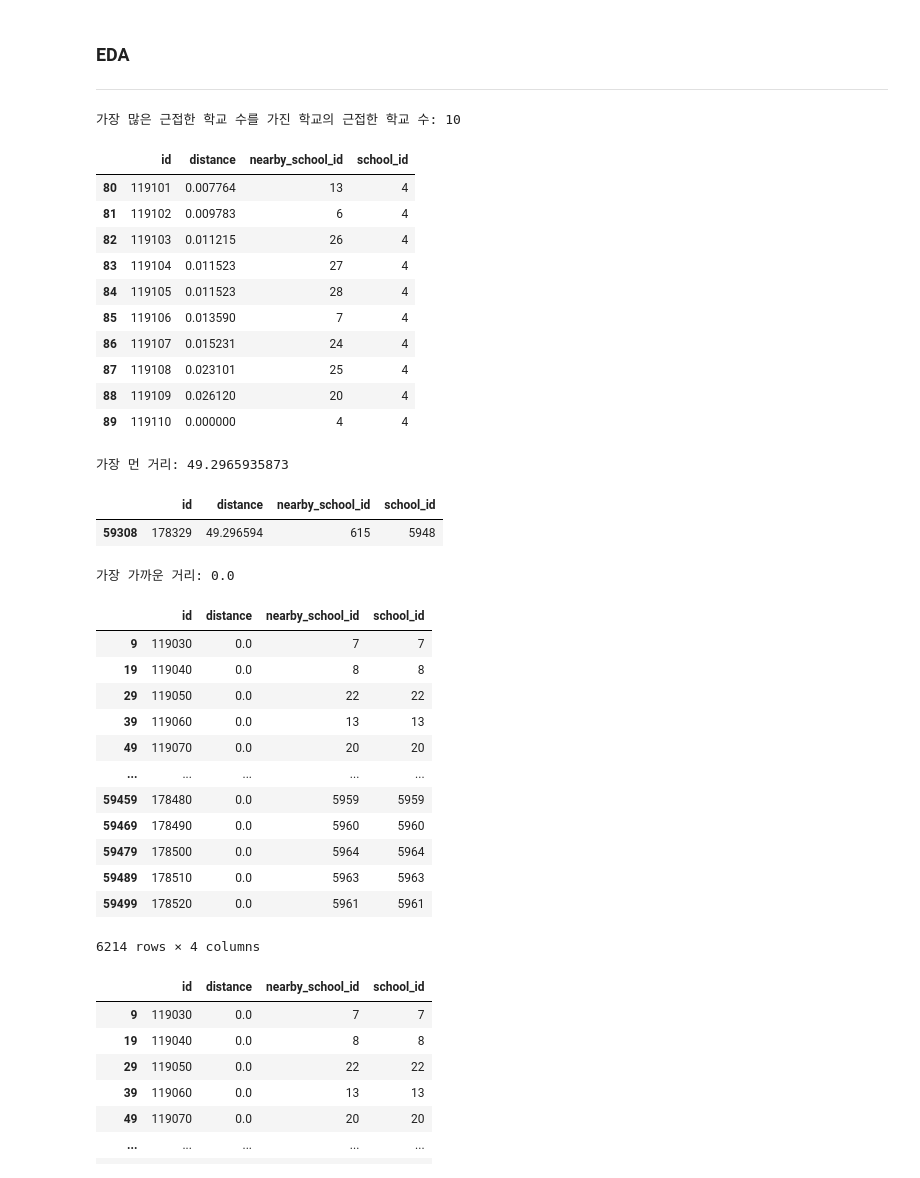
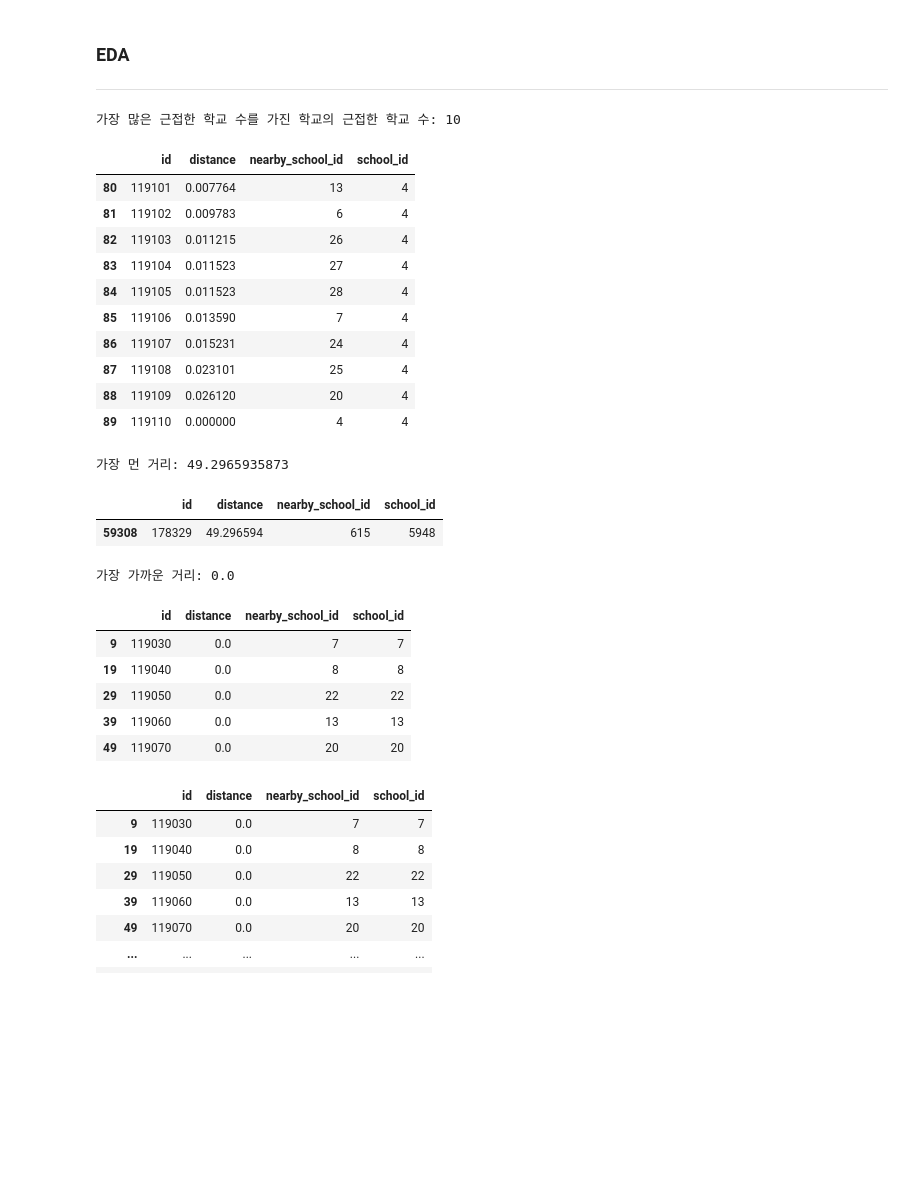
Before and after one commit to seung127/codeit_project, a Jupyter notebook: codeit-project-docker/사전작업_진행중.ipynb, the cells around one changed output. Cells and saved outputs as stored; diff of their text form; code cells hidden in the pictures; blank space fills up the shorter version.

```diff
--- a/codeit-project-docker/사전작업_진행중.ipynb
+++ b/codeit-project-docker/사전작업_진행중.ipynb
@@ -46,9 +46,9 @@ import seaborn as sns
 import matplotlib.dates as mdates
 
 # 좀 더 보기 좋은 display
-from IPython.display import display
+# from IPython.display import display
 
-pd.set_option('display.max_rows', None)
+# pd.set_option('display.max_columns', None)
 # %%
 # 인증
 key_path = "config/key.json"
@@ -1218,41 +1211,34 @@ print(f"가장 먼 거리: {max_distance}")
 
 display(df_dict["accounts_nearbyschool"][df_dict["accounts_nearbyschool"].distance == max_distance])
 
 # 가장 거리가 가까운 경우 확인
 min_distance = df_dict["accounts_nearbyschool"].distance.min()
 print(f"가장 가까운 거리: {min_distance}")
 
-display(df_dict["accounts_nearbyschool"][df_dict["accounts_nearbyschool"].distance == min_distance])
+display(df_dict["accounts_nearbyschool"][df_dict["accounts_nearbyschool"].distance == min_distance].head())
 # %% [output]
 가장 많은 근접한 학교 수를 가진 학교의 근접한 학교 수: 10
 |  | id | distance | nearby_school_id | school_id |
 | 80 | 119101 | 0.007764 | 13 | 4 |
 | 81 | 119102 | 0.009783 | 6 | 4 |
 | 82 | 119103 | 0.011215 | 26 | 4 |
 | 83 | 119104 | 0.011523 | 27 | 4 |
 | 84 | 119105 | 0.011523 | 28 | 4 |
 | 85 | 119106 | 0.013590 | 7 | 4 |
 | 86 | 119107 | 0.015231 | 24 | 4 |
 | 87 | 119108 | 0.023101 | 25 | 4 |
 | 88 | 119109 | 0.026120 | 20 | 4 |
 | 89 | 119110 | 0.000000 | 4 | 4 |
 가장 먼 거리: 49.2965935873
 |  | id | distance | nearby_school_id | school_id |
 | 59308 | 178329 | 49.296594 | 615 | 5948 |
 가장 가까운 거리: 0.0
 |  | id | distance | nearby_school_id | school_id |
 | 9 | 119030 | 0.0 | 7 | 7 |
 | 19 | 119040 | 0.0 | 8 | 8 |
 | 29 | 119050 | 0.0 | 22 | 22 |
 | 39 | 119060 | 0.0 | 13 | 13 |
 | 49 | 119070 | 0.0 | 20 | 20 |
-| ... | ... | ... | ... | ... |
-| 59459 | 178480 | 0.0 | 5959 | 5959 |
-| 59469 | 178490 | 0.0 | 5960 | 5960 |
-| 59479 | 178500 | 0.0 | 5964 | 5964 |
-| 59489 | 178510 | 0.0 | 5963 | 5963 |
-| 59499 | 178520 | 0.0 | 5961 | 5961 |
-6214 rows × 4 columns
 # %%
 # nearby_school_id와 school_id가 동일한 경우 확인
 display(df_dict["accounts_nearbyschool"][df_dict["accounts_nearbyschool"].nearby_school_id == df_dict["accounts_nearbyschool"].school_id])
```
Also changed, not shown: parts of 18 cells of this notebook.
